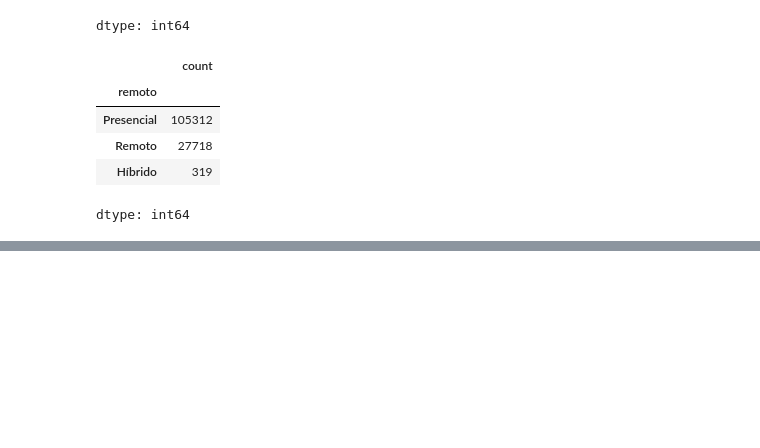
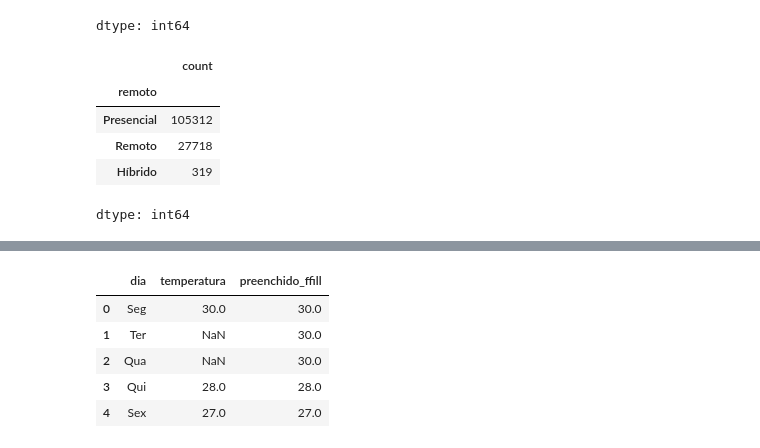
Before and after one commit to SavioMatias/ImersaoAlura, a Jupyter notebook: AulaAlura.ipynb, the cells around one changed output, grey strips where cells are left out. Cells and saved outputs as stored; diff of their text form; code cells hidden in the pictures; blank space fills up the shorter version.

```diff
--- a/AulaAlura.ipynb
+++ b/AulaAlura.ipynb
@@ -221,0 +278,16 @@ df.describe(include='object')
+# %%
+df_temperaturas = pd.DataFrame({
+    'dia': ['Seg', 'Ter', 'Qua', 'Qui', 'Sex'],
+    'temperatura': [30, np.nan, np.nan, 28, 27]
+})
+
+df_temperaturas['preenchido_ffill'] = df_temperaturas['temperatura'].ffill()
+
+df_temperaturas
+# %% [output]
+|  | dia | temperatura | preenchido_ffill |
+| 0 | Seg | 30.0 | 30.0 |
+| 1 | Ter | NaN | 30.0 |
+| 2 | Qua | NaN | 30.0 |
+| 3 | Qui | 28.0 | 28.0 |
+| 4 | Sex | 27.0 | 27.0 |
```
Also changed, not shown: parts of 7 cells of this notebook.
